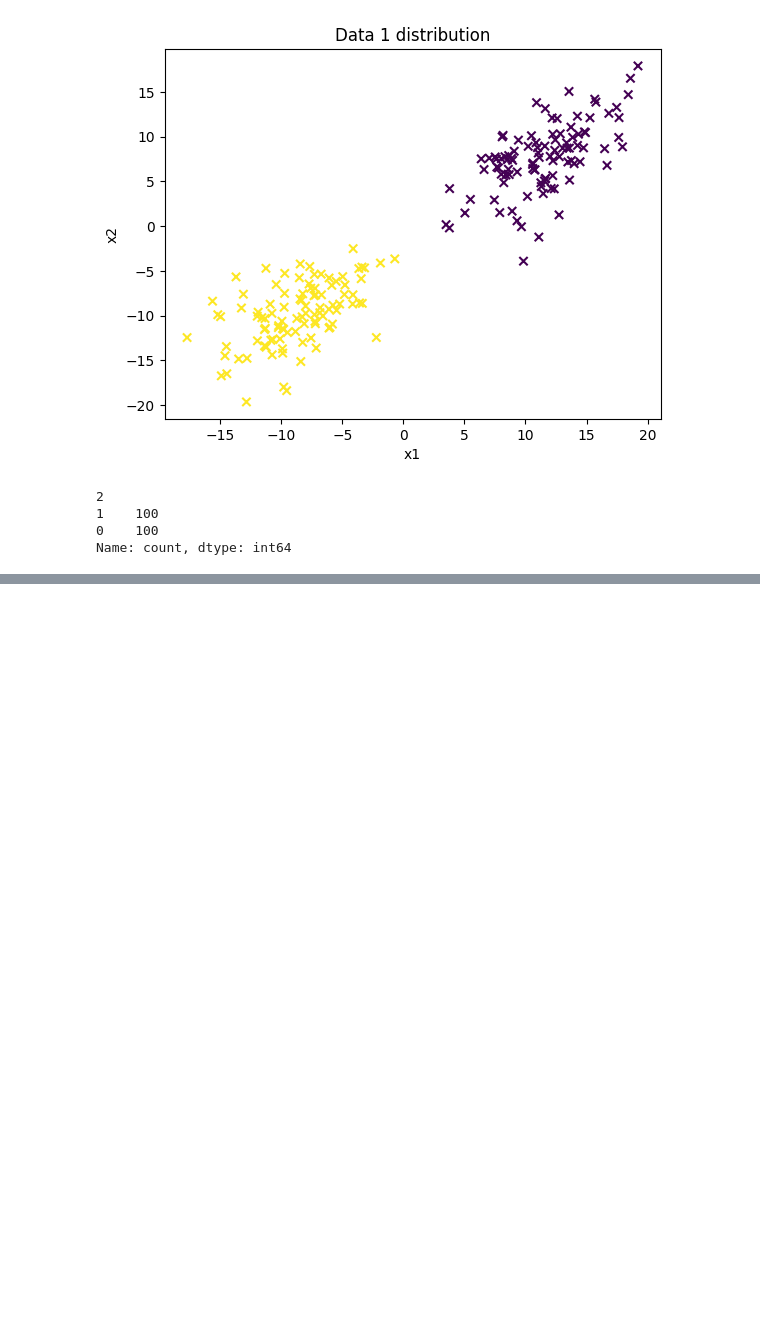
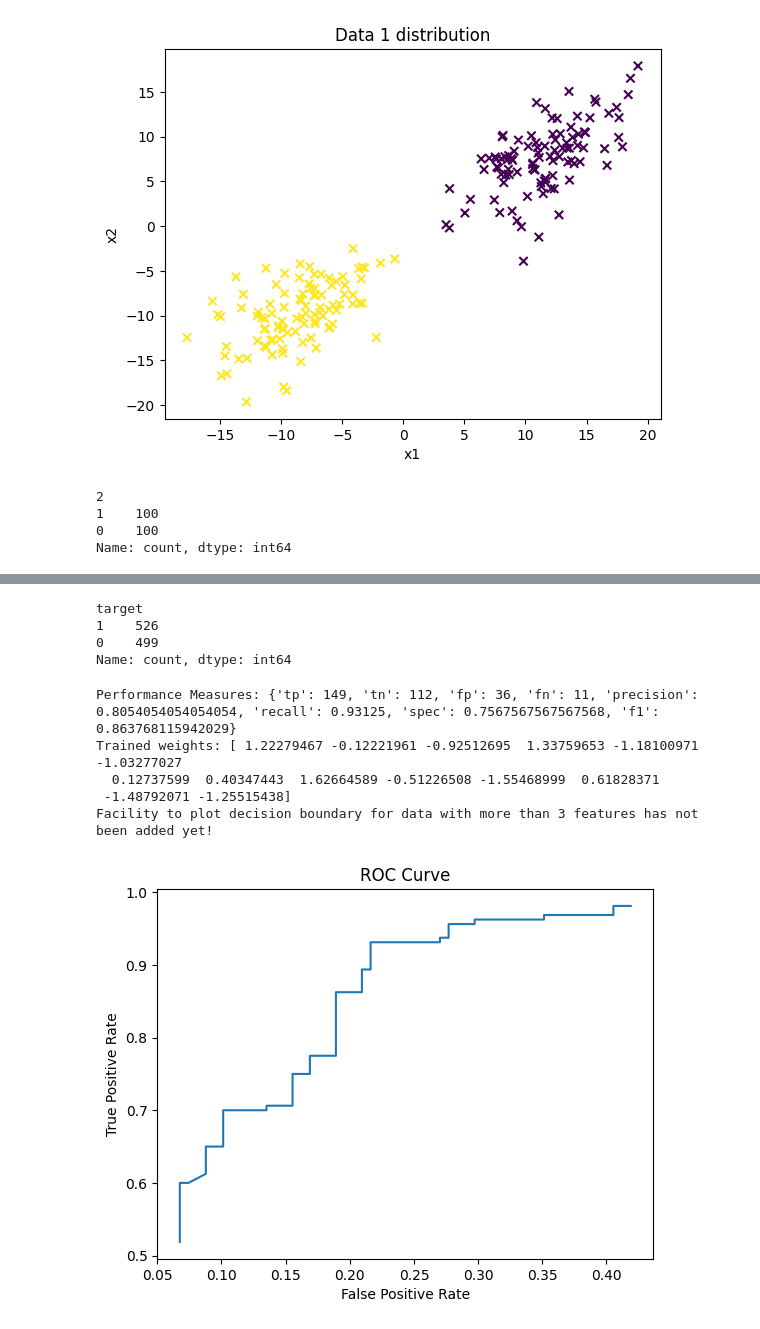
Before and after one commit to AbinashChetia/gda_ac, a Jupyter notebook: example.ipynb, the cells around one changed output, grey strips where cells are left out. Saved outputs shown, nothing was run; the diff lists cells and outputs as text; code cells hidden in the pictures; blank space fills up the shorter version.

```diff
--- a/example.ipynb
+++ b/example.ipynb
@@ -62,0 +63,3 @@ utilsAC.plot_roc(test_y, pred1_prob, thresh=thresh)
+# %%
+data2 = pd.read_csv('heart.csv')
+data2.head()
@@ -62,0 +73,19 @@ utilsAC.plot_roc(test_y, pred1_prob, thresh=thresh)
+# %%
+data2_x = data2.iloc[:, :-1]
+data2_y = data2.iloc[:, -1]
+
+data2_y.value_counts()
+# %% [output]
+target
+1    526
+0    499
+Name: count, dtype: int64
+# %%
+pipeline(data2_x, data2_y)
+# %% [output]
+Performance Measures: {'tp': 149, 'tn': 112, 'fp': 36, 'fn': 11, 'precision': 0.8054054054054054, 'recall': 0.93125, 'spec': 0.7567567567567568, 'f1': 0.863768115942029}
+Trained weights: [ 1.22279467 -0.12221961 -0.92512695  1.33759653 -1.18100971 -1.03277027
+  0.12737599  0.40347443  1.62664589 -0.51226508 -1.55468999  0.61828371
+ -1.48792071 -1.25515438]
+Facility to plot decision boundary for data with more than 3 features has not been added yet!
+[figure, added]
```
Also changed, not shown: parts of 10 cells of this notebook.
